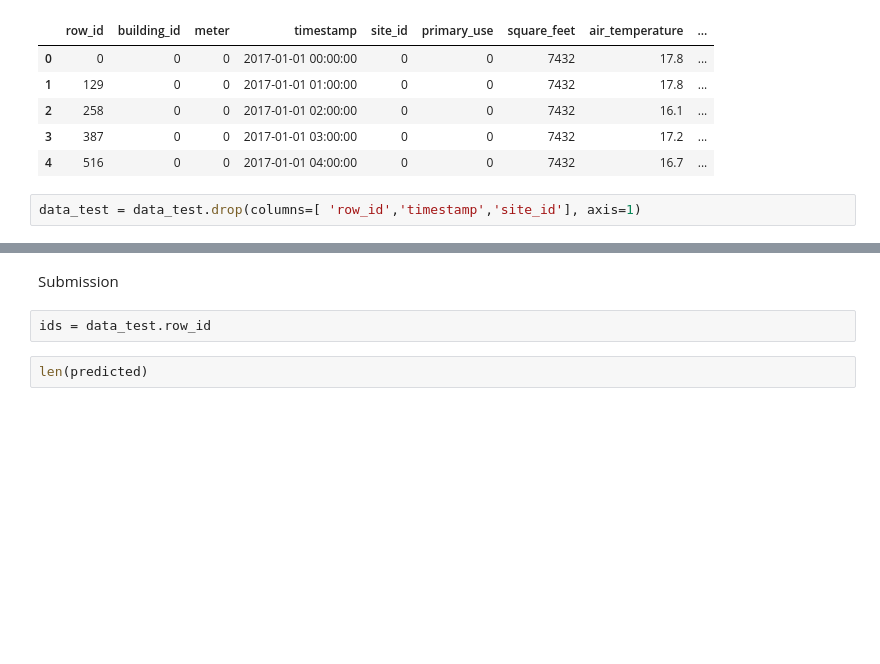
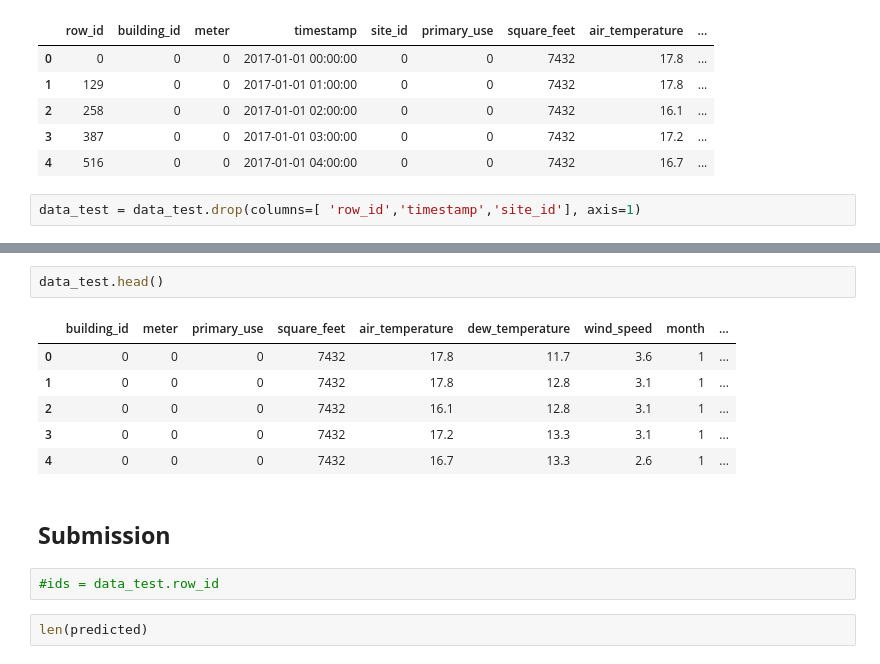
Before and after one commit to sdkkfe/Deep_Proj, a Jupyter notebook: DeepFinal.ipynb, the cells around one changed output, grey strips where cells are left out. Saved outputs shown, nothing was run; the diff lists cells and outputs as text; blank space fills up the shorter version.

```diff
--- a/DeepFinal.ipynb
+++ b/DeepFinal.ipynb
@@ -489,7 +526,16 @@ predicted=model.predict(data_test, batch_size=1024, verbose=1)
-# %% [markdown]
-Submission
+# %%
+data_test.head()
+# %% [output]
+|  | building_id | meter | primary_use | square_feet | air_temperature | dew_temperature | wind_speed | month | ... |
+| 0 | 0 | 0 | 0 | 7432 | 17.8 | 11.7 | 3.6 | 1 | ... |
+| 1 | 0 | 0 | 0 | 7432 | 17.8 | 12.8 | 3.1 | 1 | ... |
+| 2 | 0 | 0 | 0 | 7432 | 16.1 | 12.8 | 3.1 | 1 | ... |
+| 3 | 0 | 0 | 0 | 7432 | 17.2 | 13.3 | 3.1 | 1 | ... |
+| 4 | 0 | 0 | 0 | 7432 | 16.7 | 13.3 | 2.6 | 1 | ... |
+# %% [markdown]
+## **Submission**
 # %%
-ids = data_test.row_id
+#ids = data_test.row_id
 # %%
 len(predicted)
 # %% [output]
```
Also changed, not shown: parts of 29 cells of this notebook.
